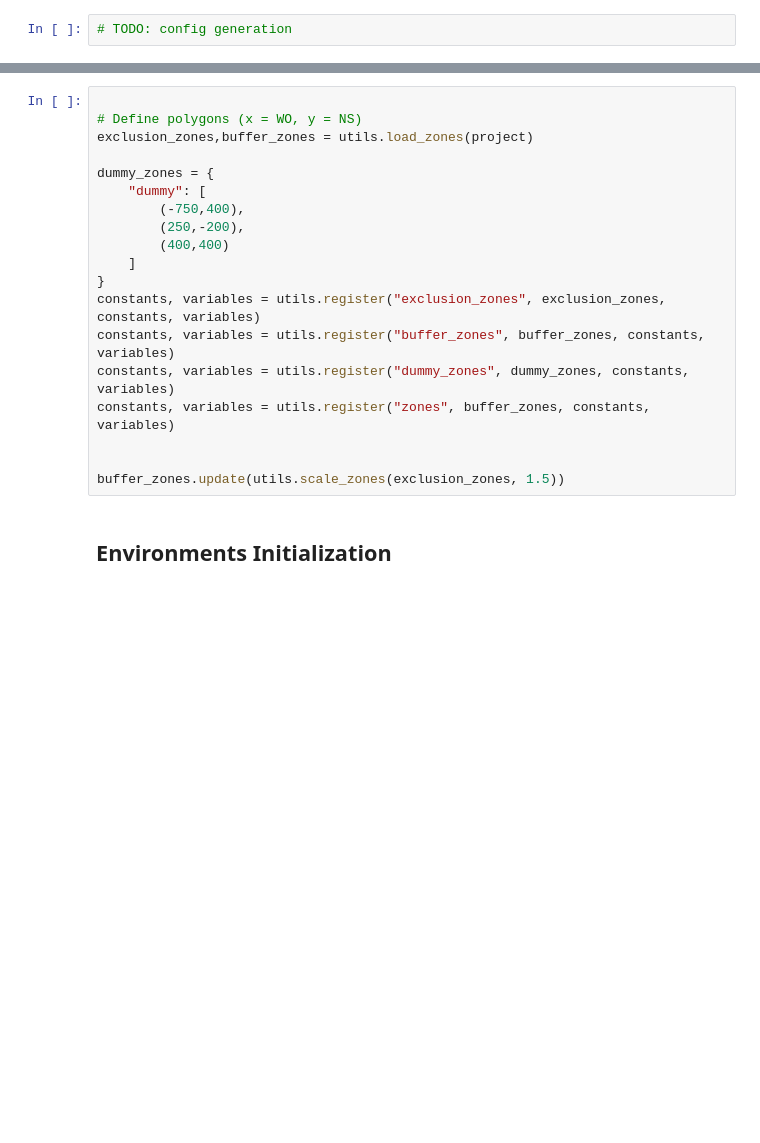
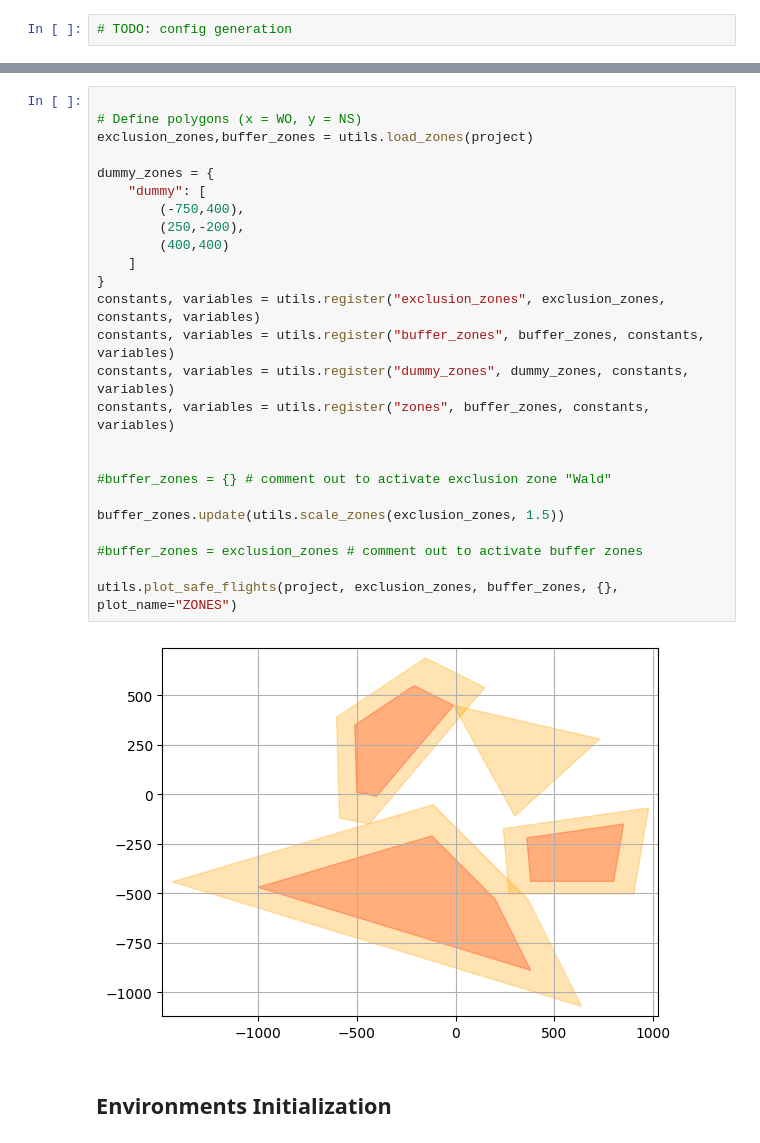
Before and after one commit to SpaceTeam/Lamarr_Flight_Simulation_RocketPy, a Jupyter notebook: simulation.ipynb, the cells around one changed output, grey strips where cells are left out. Drawn from its saved outputs; the diff is of its cells as text; blank space fills up the shorter version.

```diff
--- a/simulation.ipynb
+++ b/simulation.ipynb
@@ -86,22 +118,30 @@ project
 # %%
 
 # Define polygons (x = WO, y = NS)
 exclusion_zones,buffer_zones = utils.load_zones(project)
 
 dummy_zones = {
     "dummy": [
         (-750,400),
         (250,-200),
         (400,400)
     ]
 }
 constants, variables = utils.register("exclusion_zones", exclusion_zones, constants, variables)
 constants, variables = utils.register("buffer_zones", buffer_zones, constants, variables)
 constants, variables = utils.register("dummy_zones", dummy_zones, constants, variables)
 constants, variables = utils.register("zones", buffer_zones, constants, variables)
 
 
+#buffer_zones = {} # comment out to activate exclusion zone "Wald"
+
 buffer_zones.update(utils.scale_zones(exclusion_zones, 1.5))
+
+#buffer_zones = exclusion_zones # comment out to activate buffer zones
+
+utils.plot_safe_flights(project, exclusion_zones, buffer_zones, {}, plot_name="ZONES")
+# %% [output]
+[figure, added]
 # %% [markdown]
 ## Environments Initialization
 # %% [markdown]
```
Also changed, not shown: parts of 10 cells of this notebook, 20 other files.
